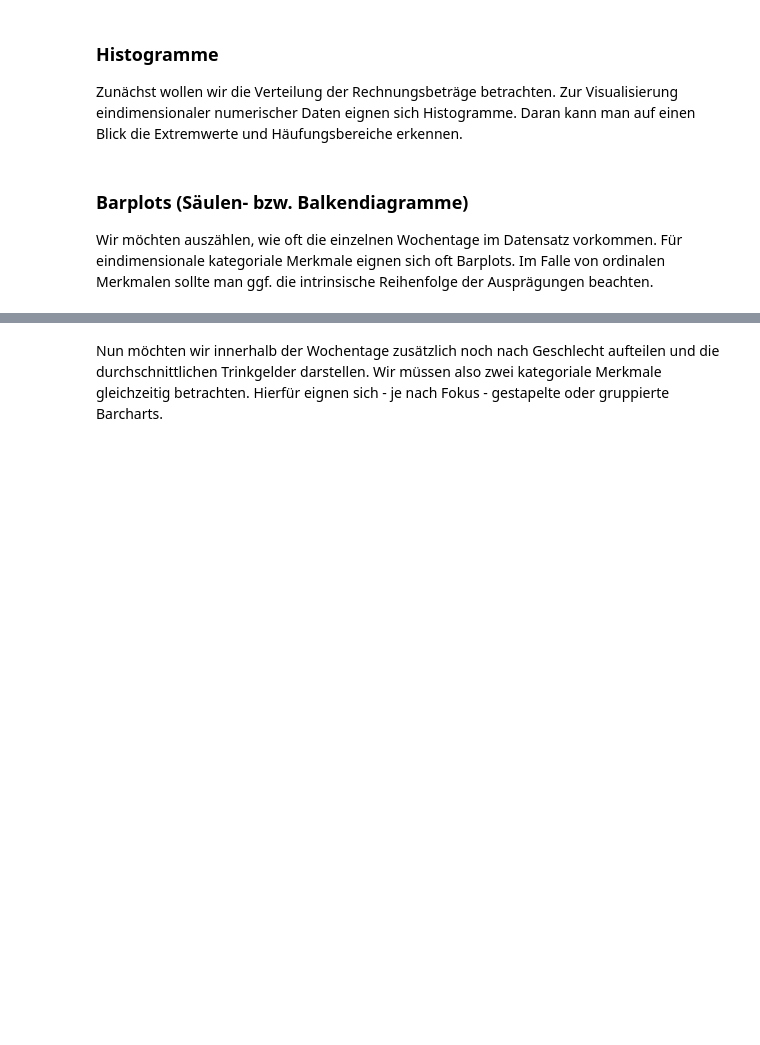
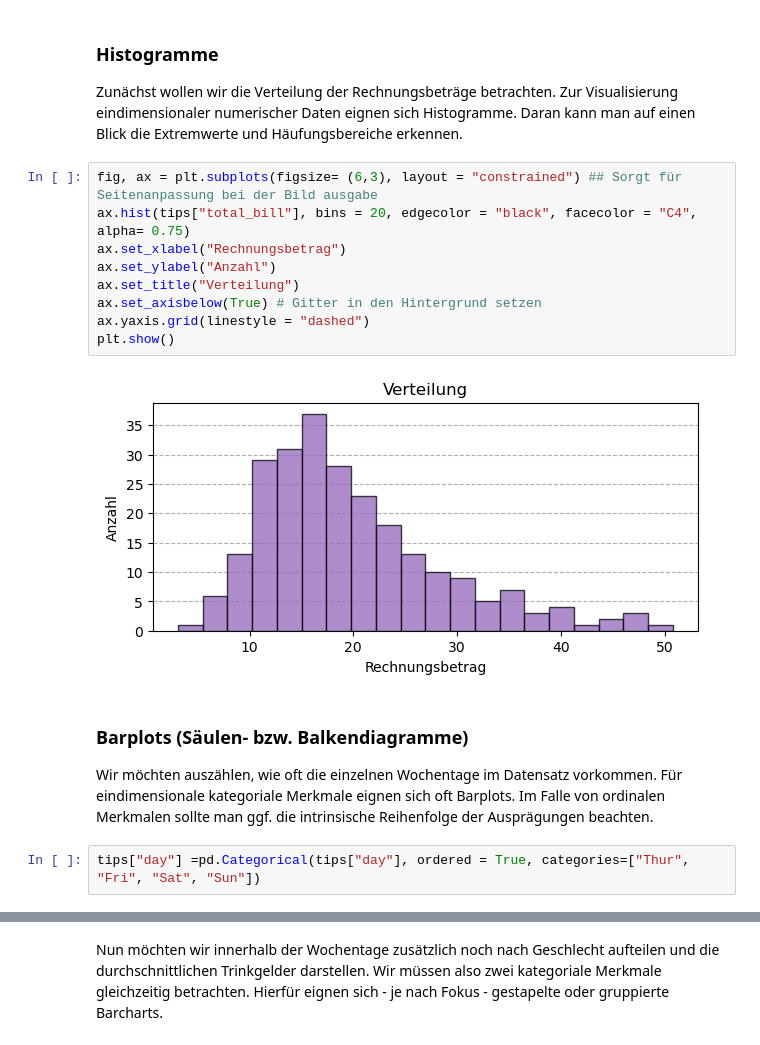
Before and after one commit to GhoulezRulez/PythonDataScienceExercise, a Jupyter notebook: Übung 5/visualization_tutorial_comments.ipynb, the cells around one changed output, grey strips where cells are left out. Drawn from its saved outputs; the diff is of its cells as text; blank space fills up the shorter version.

```diff
--- a/Übung 5/visualization_tutorial_comments.ipynb
+++ b/Übung 5/visualization_tutorial_comments.ipynb
@@ -107,9 +93,22 @@ Das prozedurale Pyplot-Interface ist historisch an die Plotfunktionen von MATLAB
 Zunächst wollen wir die Verteilung der Rechnungsbeträge betrachten.
 Zur Visualisierung eindimensionaler numerischer Daten eignen sich Histogramme.
 Daran kann man auf einen Blick die Extremwerte und Häufungsbereiche erkennen.
+# %%
+fig, ax = plt.subplots(figsize= (6,3), layout = "constrained") ## Sorgt für Seitenanpassung bei der Bild ausgabe
+ax.hist(tips["total_bill"], bins = 20, edgecolor = "black", facecolor = "C4", alpha= 0.75)
+ax.set_xlabel("Rechnungsbetrag")
+ax.set_ylabel("Anzahl")
+ax.set_title("Verteilung")
+ax.set_axisbelow(True) # Gitter in den Hintergrund setzen
+ax.yaxis.grid(linestyle = "dashed")
+plt.show()
+# %% [output]
+[figure, added]
 # %% [markdown]
 ### Barplots (Säulen- bzw. Balkendiagramme)
 
 Wir möchten auszählen, wie oft die einzelnen Wochentage im Datensatz vorkommen.
 Für eindimensionale kategoriale Merkmale eignen sich oft Barplots.
 Im Falle von ordinalen Merkmalen sollte man ggf. die intrinsische Reihenfolge der Ausprägungen beachten.
+# %%
+tips["day"] =pd.Categorical(tips["day"], ordered = True, categories=["Thur", "Fri", "Sat", "Sun"])
```
Also changed, not shown: parts of 14 cells of this notebook, 2 other files.
